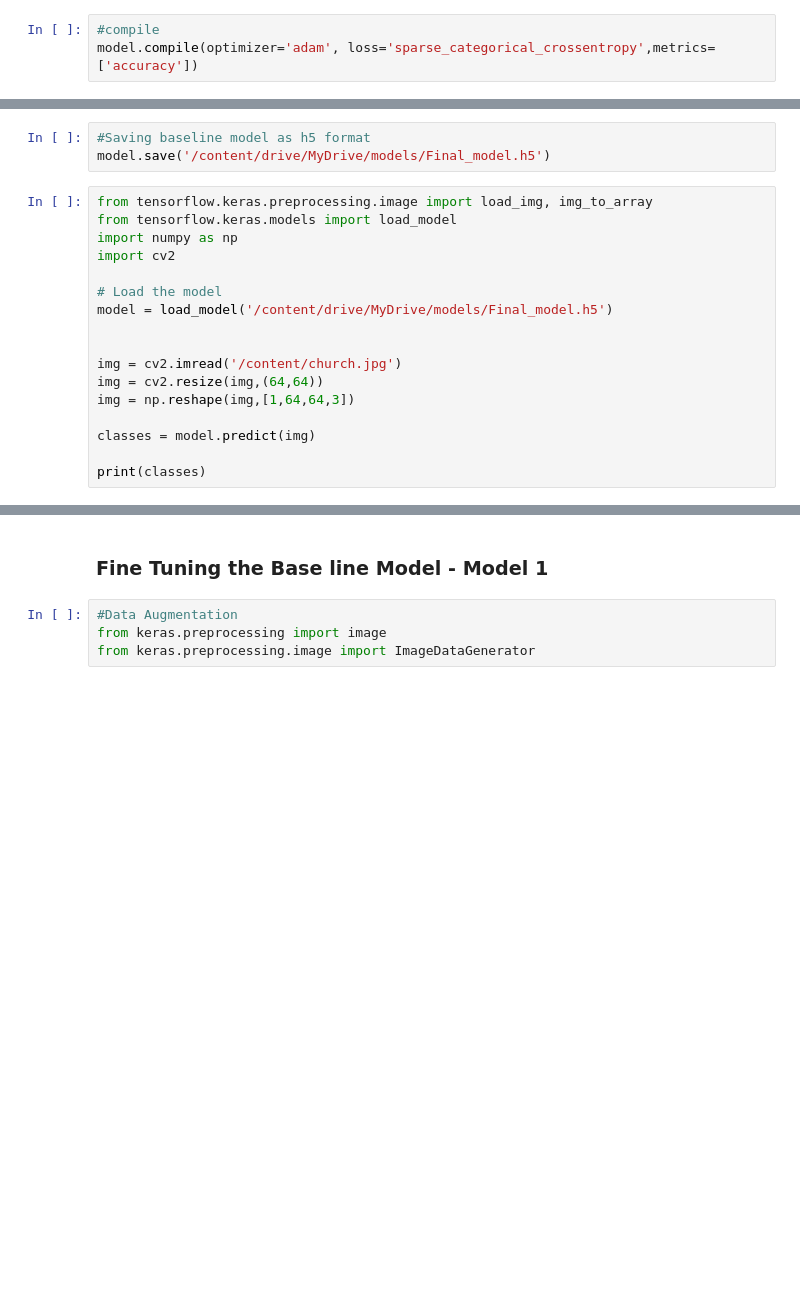
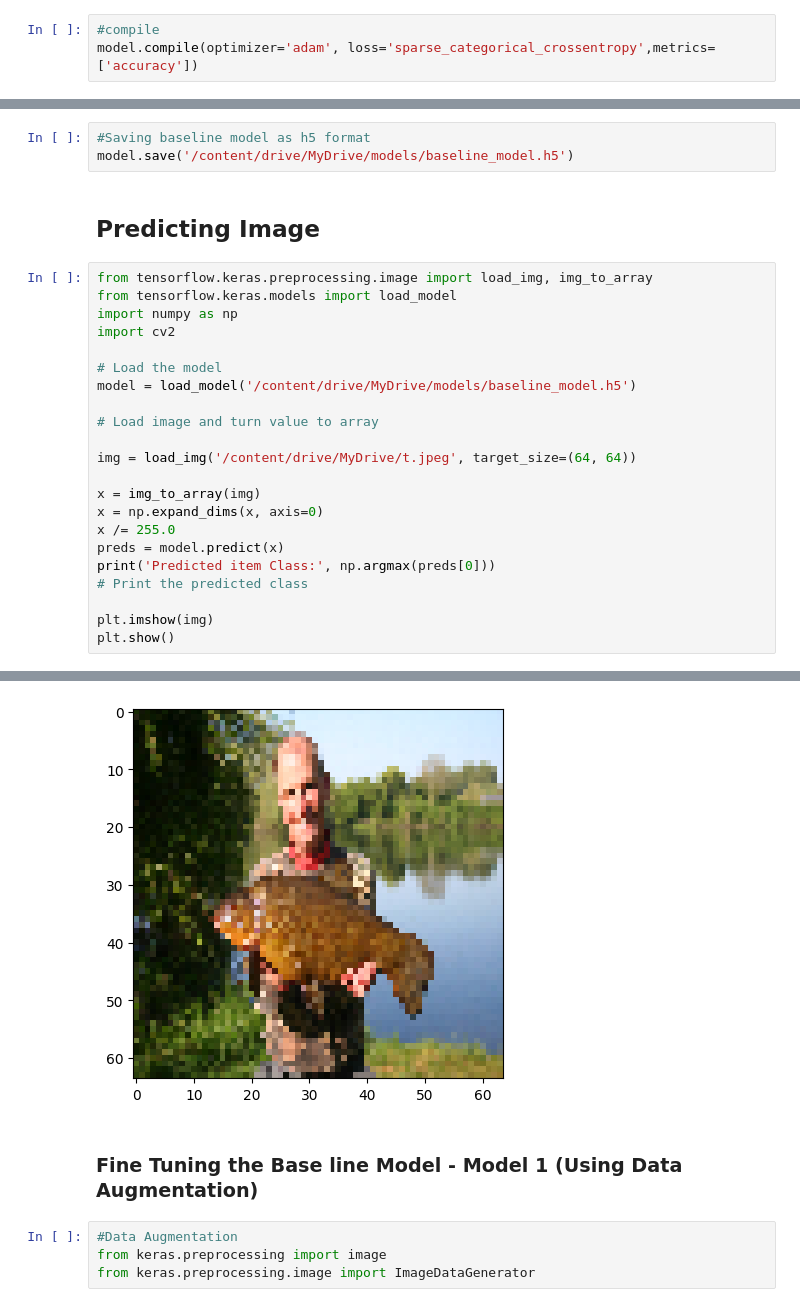
Before and after one commit to Shivp55/ComputerVision, a Jupyter notebook: CV_Assignment_1.ipynb, the cells around one changed output, grey strips where cells are left out. Cells and saved outputs as stored; diff of their text form; blank space fills up the shorter version.

```diff
--- a/CV_Assignment_1.ipynb
+++ b/CV_Assignment_1.ipynb
@@ -338,6 +357,8 @@ ValueError: in user code:
 # %%
 #Saving baseline model as h5 format
-model.save('/content/drive/MyDrive/models/Final_model.h5')
+model.save('/content/drive/MyDrive/models/baseline_model.h5')
+# %% [markdown]
+## **Predicting Image**
 # %%
 from tensorflow.keras.preprocessing.image import load_img, img_to_array
 from tensorflow.keras.models import load_model
@@ -345,14 +366,19 @@ import numpy as np
 import cv2
 
 # Load the model
-model = load_model('/content/drive/MyDrive/models/Final_model.h5')
+model = load_model('/content/drive/MyDrive/models/baseline_model.h5')
 
+# Load image and turn value to array
 
-img = cv2.imread('/content/church.jpg')
-img = cv2.resize(img,(64,64))
-img = np.reshape(img,[1,64,64,3])
+img = load_img('/content/drive/MyDrive/t.jpeg', target_size=(64, 64))
 
-classes = model.predict(img)
+x = img_to_array(img)
+x = np.expand_dims(x, axis=0)
+x /= 255.0
+preds = model.predict(x)
+print('Predicted item Class:', np.argmax(preds[0]))
+# Print the predicted class
 
-print(classes)
+plt.imshow(img)
+plt.show()
 # %% [output]
@@ -361,5 +387,6 @@ print(classes)
+[figure, added]
 # %% [markdown]
-### **Fine Tuning the Base line Model - Model 1**
+### **Fine Tuning the Base line Model - Model 1 (Using Data Augmentation)**
 # %%
 #Data Augmentation
 from keras.preprocessing import image
```
Also changed, not shown: parts of 24 cells of this notebook.
